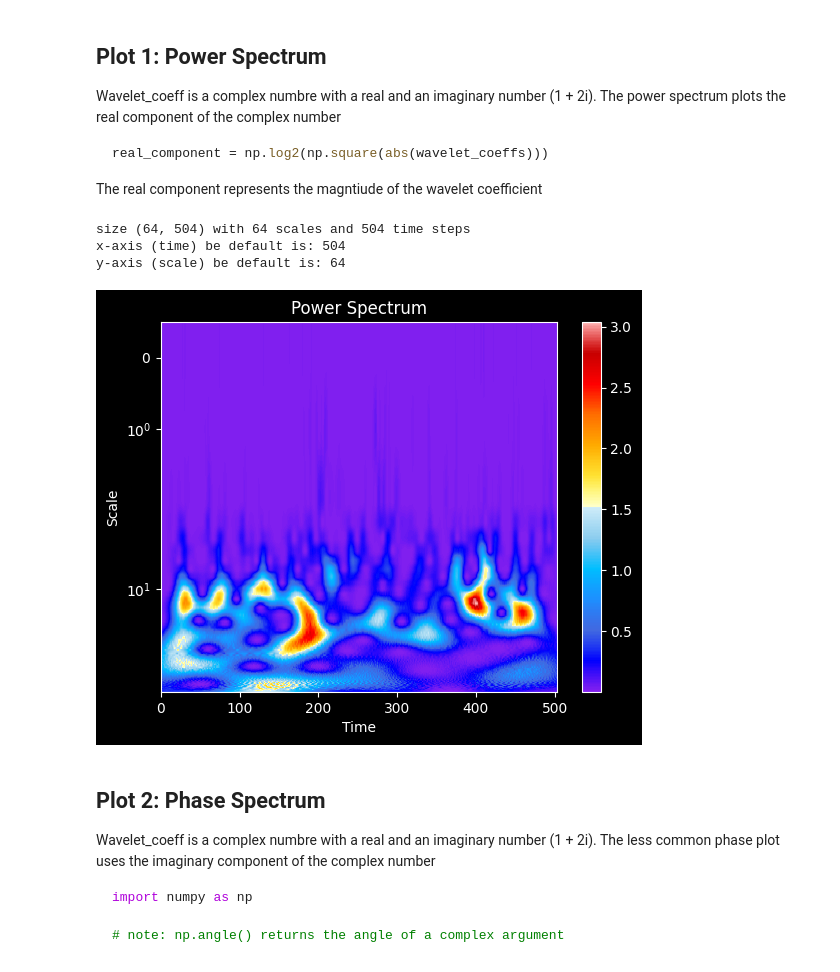
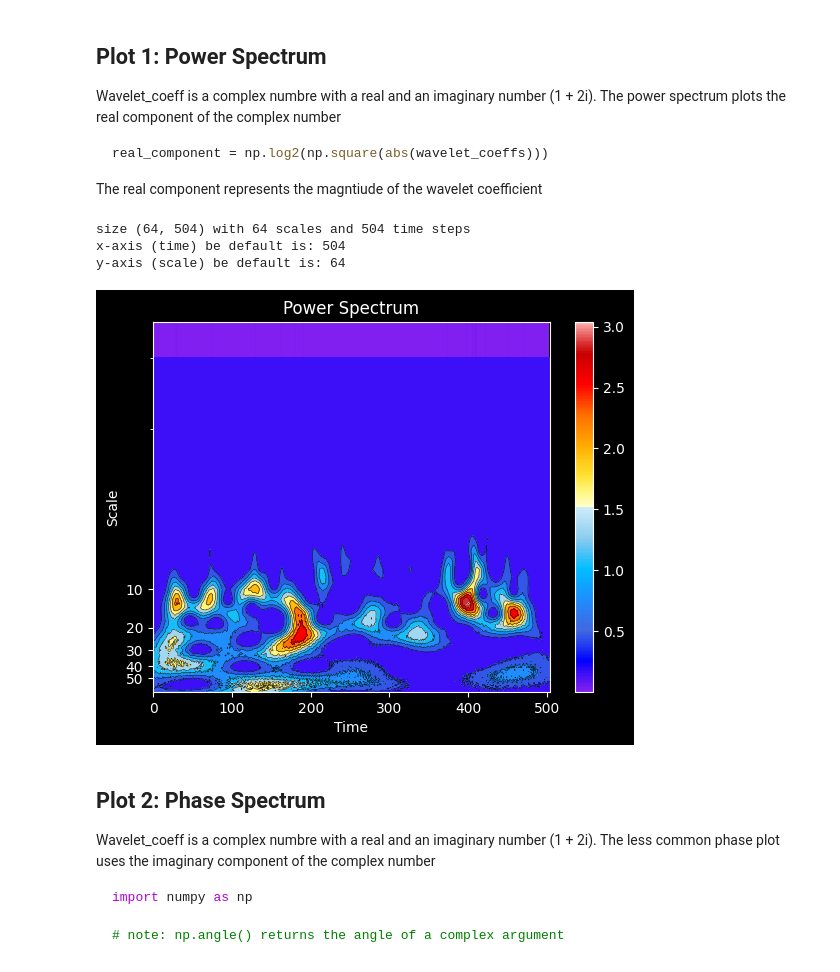
Before and after one commit to cyschneck/wavelet-tutorial, a Jupyter notebook: wavelet_nino.ipynb, the cells around one changed output. Cells and saved outputs as stored; diff of their text form; code cells hidden in the pictures.

```diff
--- a/wavelet_nino.ipynb
+++ b/wavelet_nino.ipynb
@@ -65,7 +65,7 @@ real_component = np.log2(np.square(abs(wavelet_coeffs)))
 The real component represents the magntiude of the wavelet coefficient
 # %%
 #wavelet_mother = "cmor" # cmorB-C where BC are floating point values
-# B = bandwith
+# B = bandwidth
 # C = center frequency
 #wavelet_mother = f"cmor{B}-{C}"
 wavelet_mother = "cmor1.5-1.0" # Morlet in Torrence/Compo cooresponds to cmor in PyWavelets -> https://github.com/PyWavelets/pywt/issues/522#issuecomment-539227912
@@ -77,35 +77,44 @@ n = len(sst_data)
 jtot = 64
 scales = np.arange(1, jtot+1)
 wavelet_coeffs, freqs = pywt.cwt(data=sst_data,
                                  scales=scales,
                                  wavelet=wavelet_mother,
                                  sampling_period=dt)
 
 # Shape of wavelet transform
 print(f"size {wavelet_coeffs.shape} with {wavelet_coeffs.shape[0]} scales and {wavelet_coeffs.shape[1]} time steps")
 print(f"x-axis (time) be default is: {wavelet_coeffs.shape[1]}")
 print(f"y-axis (scale) be default is: {wavelet_coeffs.shape[0]}")
 
 # Plot scalogram
 fig, ax = plt.subplots()
 plt.style.use('dark_background')
 power = np.power((abs(wavelet_coeffs)), 2)  # compare the power spectrum
 
 ax.set_yscale("symlog")
+ax.invert_yaxis()
+ax.set_yticks([10, 20, 30, 40, 50])
+ax.set_yticklabels([10, 20, 30, 40, 50])
+
+plt.contourf(power,
+             vmax=(power).max(), vmin=(power).min(),
+             cmap=cmaps.ncl_default, levels=10)
+plt.contour(power, levels=10, colors="k", linewidths=0.5, alpha=0.75)
+
 plt.title("Power Spectrum")
 plt.xlabel("Time")
 plt.ylabel("Scale")
 plt.imshow(power,
            vmax=(power).max(), vmin=(power).min(),
            cmap=cmaps.ncl_default, aspect="auto")
 plt.colorbar()
-plt.savefig("ncl_colors.png")
+plt.savefig("color.png")
 plt.show()
 # %% [output]
 size (64, 504) with 64 scales and 504 time steps
 x-axis (time) be default is: 504
 y-axis (scale) be default is: 64
-[figure, old version]
+[figure, new version]
 # %% [markdown]
 ## Plot 2: Phase Spectrum
 Wavelet_coeff is a complex numbre with a real and an imaginary number (1 + 2i). The less common phase plot uses the imaginary component of the complex number
```
Also changed, not shown: parts of 4 cells of this notebook, 3 other files.
